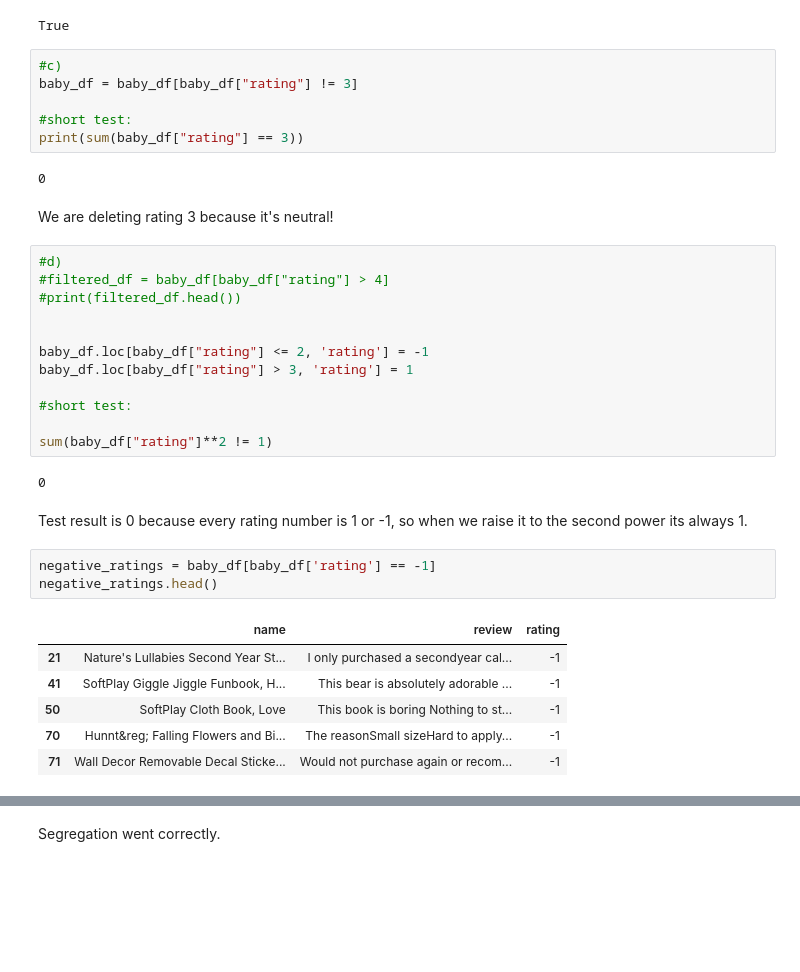
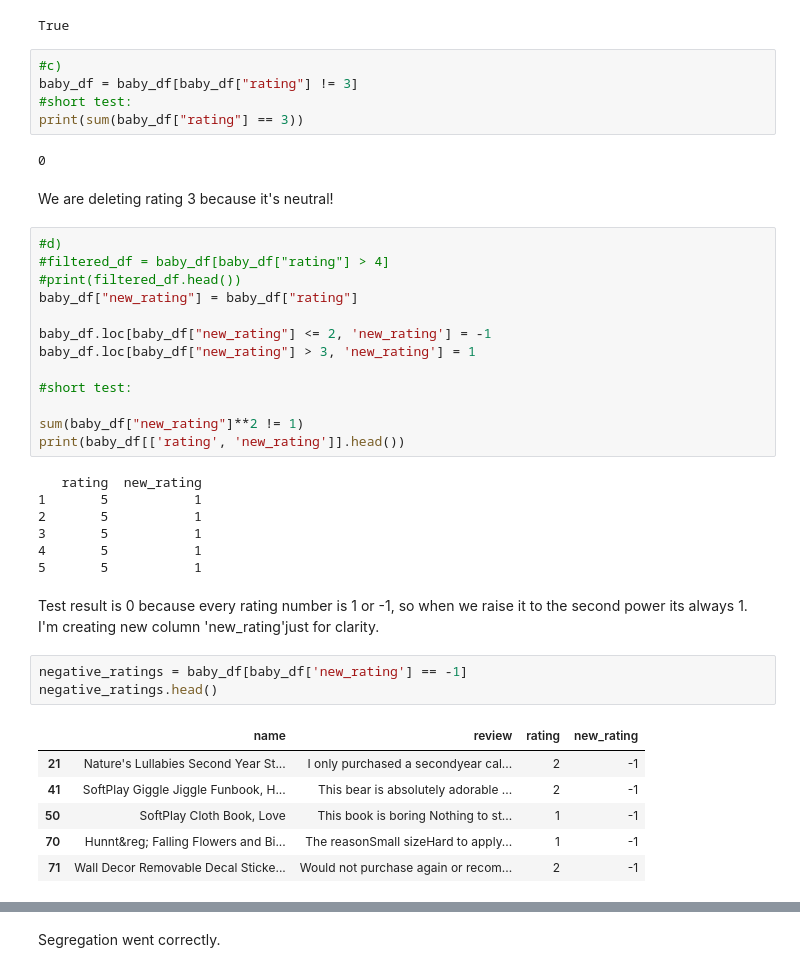
Before and after one commit to adamzulu123/Introduction-to-data-analysis, a Jupyter notebook: Notebook3/Assignment_3_without_code.ipynb, the cells around one changed output, grey strips where cells are left out. Saved outputs shown, nothing was run; the diff lists cells and outputs as text; blank space fills up the shorter version.

```diff
--- a/Notebook3/Assignment_3_without_code.ipynb
+++ b/Notebook3/Assignment_3_without_code.ipynb
@@ -50,7 +52,6 @@ True
 # %%
 #c)
 baby_df = baby_df[baby_df["rating"] != 3]
-
 #short test:
 print(sum(baby_df["rating"] == 3))
 # %% [output]
@@ -61,25 +62,31 @@ We are deleting rating 3 because it's neutral!
 #d)
 #filtered_df = baby_df[baby_df["rating"] > 4]
 #print(filtered_df.head())
+baby_df["new_rating"] = baby_df["rating"]
 
-
-baby_df.loc[baby_df["rating"] <= 2, 'rating'] = -1
-baby_df.loc[baby_df["rating"] > 3, 'rating'] = 1
+baby_df.loc[baby_df["new_rating"] <= 2, 'new_rating'] = -1
+baby_df.loc[baby_df["new_rating"] > 3, 'new_rating'] = 1
 
 #short test:
 
-sum(baby_df["rating"]**2 != 1)
+sum(baby_df["new_rating"]**2 != 1)
+print(baby_df[['rating', 'new_rating']].head())
 # %% [output]
-0
+   rating  new_rating
+1       5           1
+2       5           1
+3       5           1
+4       5           1
+5       5           1
 # %% [markdown]
-Test result is 0 because every rating number is 1 or -1, so when we raise it to the second power its always 1.
+Test result is 0 because every rating number is 1 or -1, so when we raise it to the second power its always 1. I'm creating new column 'new_rating'just for clarity.
 # %%
-negative_ratings = baby_df[baby_df['rating'] == -1]
+negative_ratings = baby_df[baby_df['new_rating'] == -1]
 negative_ratings.head()
 # %% [output]
-|  | name | review | rating |
-| 21 | Nature's Lullabies Second Year St... | I only purchased a secondyear cal... | -1 |
-| 41 | SoftPlay Giggle Jiggle Funbook, H... | This bear is absolutely adorable ... | -1 |
-| 50 | SoftPlay Cloth Book, Love | This book is boring Nothing to st... | -1 |
-| 70 | Hunnt&reg; Falling Flowers and Bi... | The reasonSmall sizeHard to apply... | -1 |
-| 71 | Wall Decor Removable Decal Sticke... | Would not purchase again or recom... | -1 |
+|  | name | review | rating | new_rating |
+| 21 | Nature's Lullabies Second Year St... | I only purchased a secondyear cal... | 2 | -1 |
+| 41 | SoftPlay Giggle Jiggle Funbook, H... | This bear is absolutely adorable ... | 2 | -1 |
+| 50 | SoftPlay Cloth Book, Love | This book is boring Nothing to st... | 1 | -1 |
+| 70 | Hunnt&reg; Falling Flowers and Bi... | The reasonSmall sizeHard to apply... | 1 | -1 |
+| 71 | Wall Decor Removable Decal Sticke... | Would not purchase again or recom... | 2 | -1 |
```
Also changed, not shown: parts of 33 cells of this notebook.
